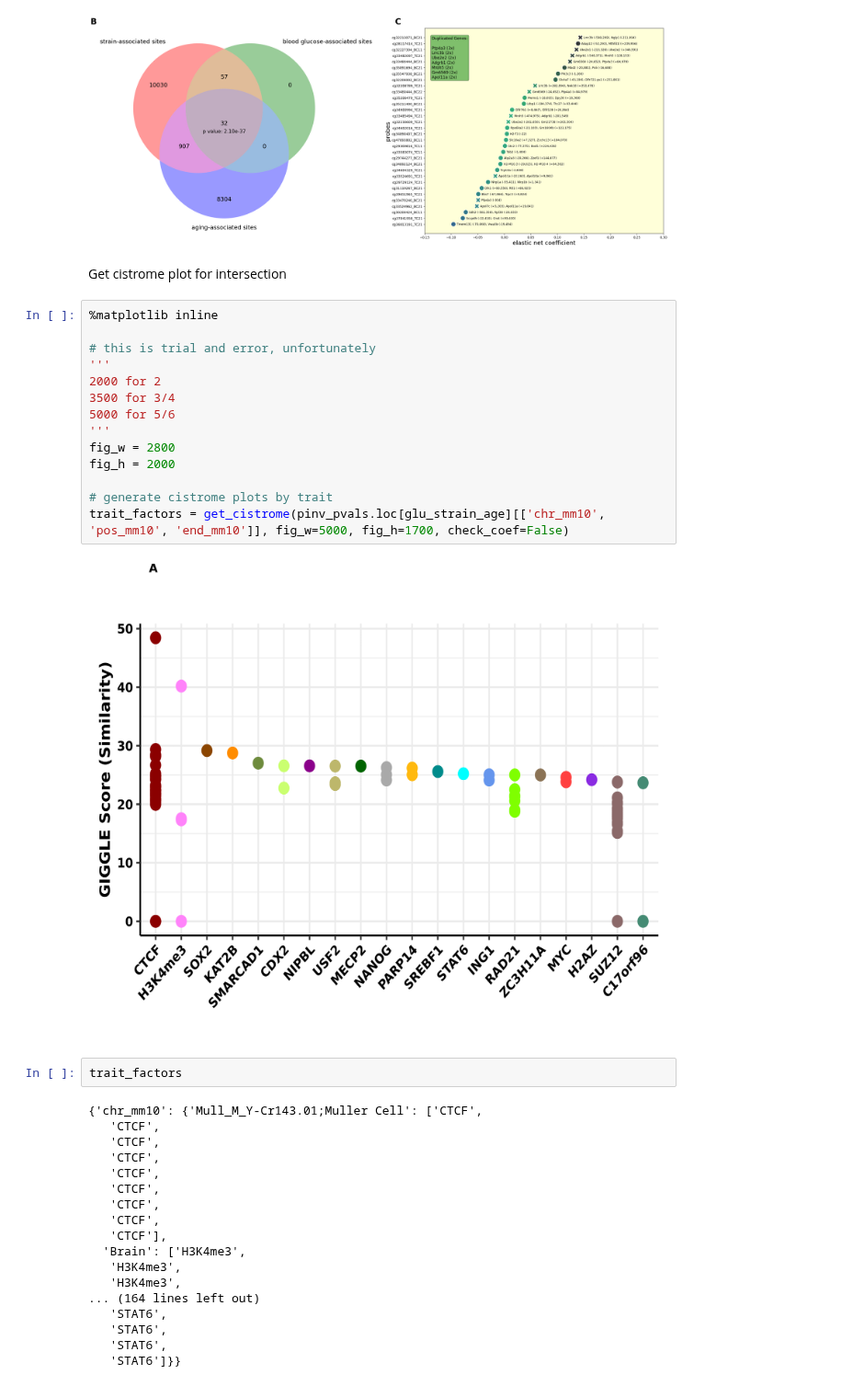
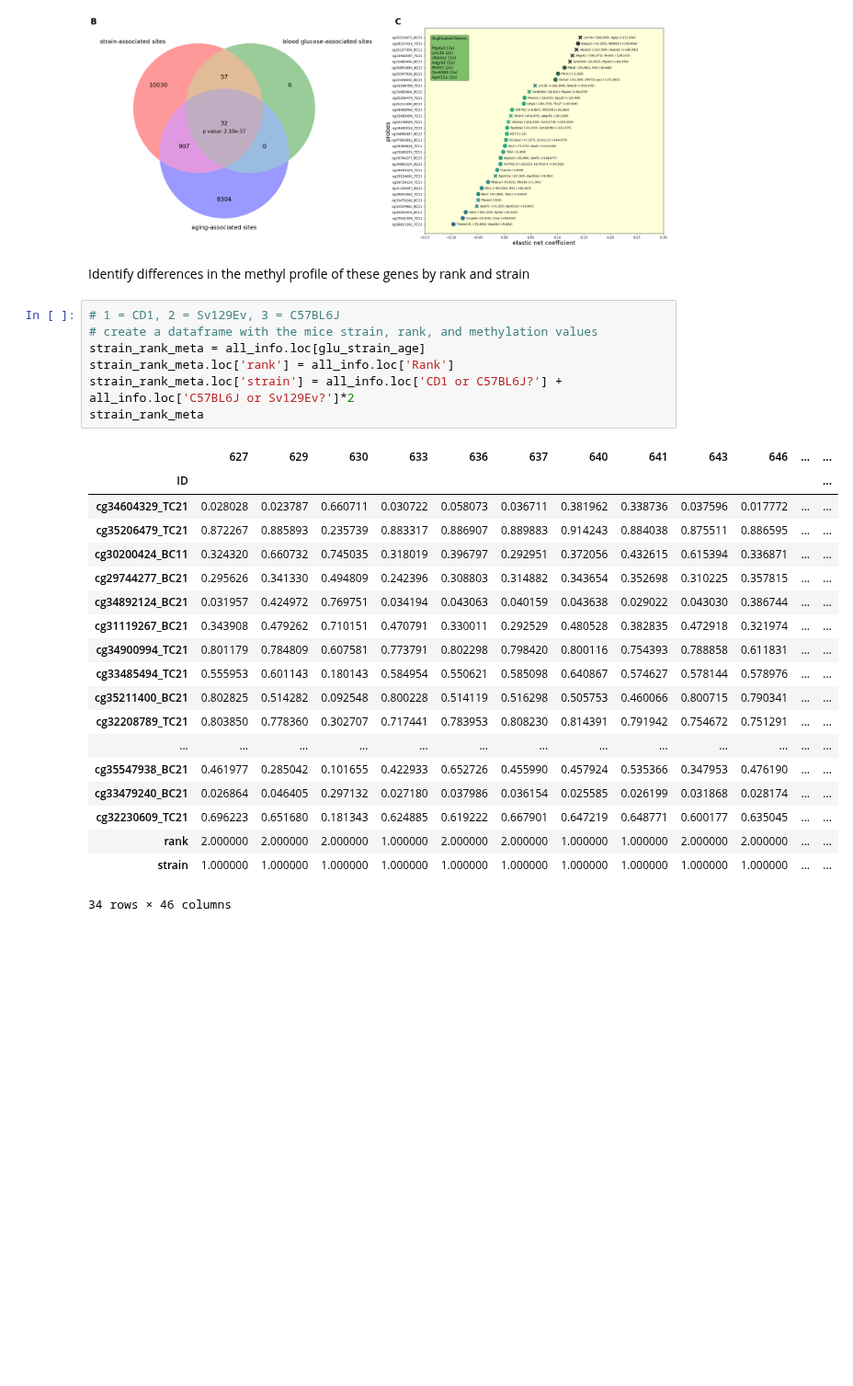
Before and after one commit to SamAndTheSun/CSS_healthspan_epigenetics, a Jupyter notebook: model_intersection_analysis.ipynb, the cells around one changed output. Shown at 92% size. Saved outputs shown, nothing was run; the diff lists cells and outputs as text; blank space fills up the shorter version.

```diff
--- a/model_intersection_analysis.ipynb
+++ b/model_intersection_analysis.ipynb
@@ -245,41 +248,32 @@ plot_scatter(axs[1], glu_age_df)
 plt.tight_layout()
 # %% [output]
 [figure]
-# %% [markdown]
-Get cistrome plot for intersection
-# %%
-%matplotlib inline
-
-# this is trial and error, unfortunately
-'''
-2000 for 2
-3500 for 3/4
-5000 for 5/6
-'''
-fig_w = 2800
-fig_h = 2000
-
-# generate cistrome plots by trait
-trait_factors = get_cistrome(pinv_pvals.loc[glu_strain_age][['chr_mm10', 'pos_mm10', 'end_mm10']], fig_w=5000, fig_h=1700, check_coef=False)
-# %% [output]
-[figure, removed]
-# %%
-trait_factors
-# %% [output]
-{'chr_mm10': {'Mull_M_Y-Cr143.01;Muller Cell': ['CTCF',
-   'CTCF',
-   'CTCF',
-   'CTCF',
-   'CTCF',
-   'CTCF',
-   'CTCF',
-   'CTCF',
-   'CTCF'],
-  'Brain': ['H3K4me3',
-   'H3K4me3',
-   'H3K4me3',
-... (164 lines left out)
-   'STAT6',
-   'STAT6',
-   'STAT6',
-   'STAT6']}}
+# %% [markdown]
+Identify differences in the methyl profile of these genes by rank and strain
+# %%
+# 1 = CD1, 2 = Sv129Ev, 3 = C57BL6J
+# create a dataframe with the mice strain, rank, and methylation values
+strain_rank_meta = all_info.loc[glu_strain_age]
+strain_rank_meta.loc['rank'] = all_info.loc['Rank']
+strain_rank_meta.loc['strain'] = all_info.loc['CD1 or C57BL6J?'] + all_info.loc['C57BL6J or Sv129Ev?']*2
+strain_rank_meta
+# %% [output]
+|  | 627 | 629 | 630 | 633 | 636 | 637 | 640 | 641 | 643 | 646 | ... | ... |
+| ID |  |  |  |  |  |  |  |  |  |  |  | ... |
+| cg34604329_TC21 | 0.028028 | 0.023787 | 0.660711 | 0.030722 | 0.058073 | 0.036711 | 0.381962 | 0.338736 | 0.037596 | 0.017772 | ... | ... |
+| cg35206479_TC21 | 0.872267 | 0.885893 | 0.235739 | 0.883317 | 0.886907 | 0.889883 | 0.914243 | 0.884038 | 0.875511 | 0.886595 | ... | ... |
+| cg30200424_BC11 | 0.324320 | 0.660732 | 0.745035 | 0.318019 | 0.396797 | 0.292951 | 0.372056 | 0.432615 | 0.615394 | 0.336871 | ... | ... |
+| cg29744277_BC21 | 0.295626 | 0.341330 | 0.494809 | 0.242396 | 0.308803 | 0.314882 | 0.343654 | 0.352698 | 0.310225 | 0.357815 | ... | ... |
+| cg34892124_BC21 | 0.031957 | 0.424972 | 0.769751 | 0.034194 | 0.043063 | 0.040159 | 0.043638 | 0.029022 | 0.043030 | 0.386744 | ... | ... |
+| cg31119267_BC21 | 0.343908 | 0.479262 | 0.710151 | 0.470791 | 0.330011 | 0.292529 | 0.480528 | 0.382835 | 0.472918 | 0.321974 | ... | ... |
+| cg34900994_TC21 | 0.801179 | 0.784809 | 0.607581 | 0.773791 | 0.802298 | 0.798420 | 0.800116 | 0.754393 | 0.788858 | 0.611831 | ... | ... |
+| cg33485494_TC21 | 0.555953 | 0.601143 | 0.180143 | 0.584954 | 0.550621 | 0.585098 | 0.640867 | 0.574627 | 0.578144 | 0.578976 | ... | ... |
+| cg35211400_BC21 | 0.802825 | 0.514282 | 0.092548 | 0.800228 | 0.514119 | 0.516298 | 0.505753 | 0.460066 | 0.800715 | 0.790341 | ... | ... |
+| cg32208789_TC21 | 0.803850 | 0.778360 | 0.302707 | 0.717441 | 0.783953 | 0.808230 | 0.814391 | 0.791942 | 0.754672 | 0.751291 | ... | ... |
+| ... | ... | ... | ... | ... | ... | ... | ... | ... | ... | ... | ... | ... |
+| cg35547938_BC21 | 0.461977 | 0.285042 | 0.101655 | 0.422933 | 0.652726 | 0.455990 | 0.457924 | 0.535366 | 0.347953 | 0.476190 | ... | ... |
+| cg33479240_BC21 | 0.026864 | 0.046405 | 0.297132 | 0.027180 | 0.037986 | 0.036154 | 0.025585 | 0.026199 | 0.031868 | 0.028174 | ... | ... |
+| cg32230609_TC21 | 0.696223 | 0.651680 | 0.181343 | 0.624885 | 0.619222 | 0.667901 | 0.647219 | 0.648771 | 0.600177 | 0.635045 | ... | ... |
+| rank | 2.000000 | 2.000000 | 2.000000 | 1.000000 | 2.000000 | 2.000000 | 1.000000 | 1.000000 | 2.000000 | 2.000000 | ... | ... |
+| strain | 1.000000 | 1.000000 | 1.000000 | 1.000000 | 1.000000 | 1.000000 | 1.000000 | 1.000000 | 1.000000 | 1.000000 | ... | ... |
+34 rows × 46 columns
```
Also changed, not shown: parts of 5 cells of this notebook.
